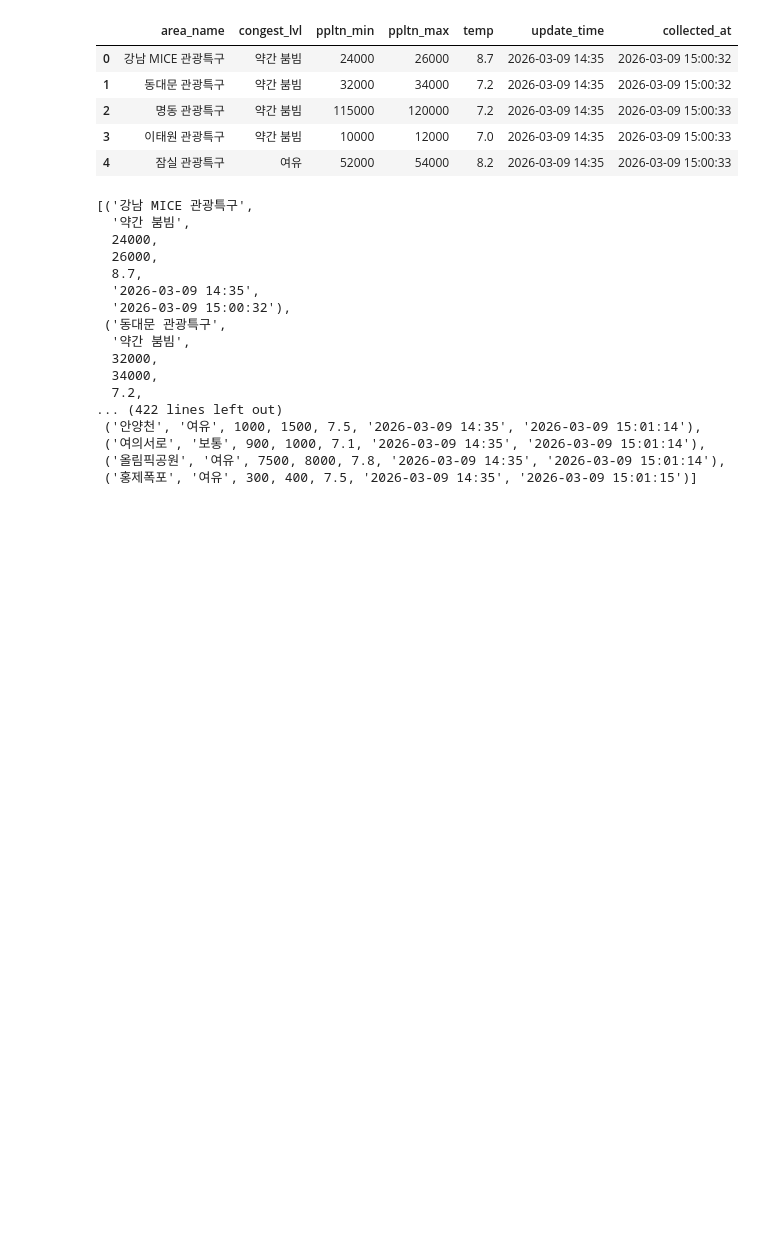
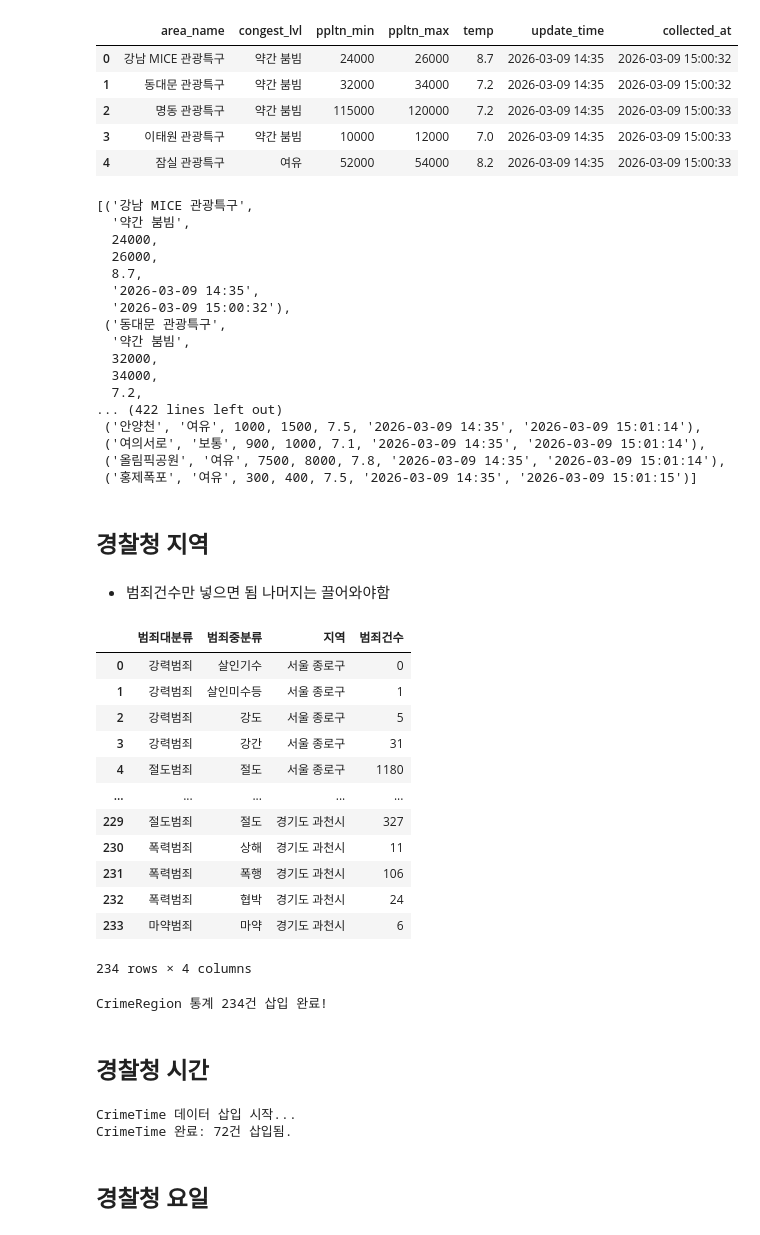
Before and after one commit to jiyang-lee/project_1_crime_stats_final, a Jupyter notebook: 3_orm/1_basic_orm.ipynb, the cells around one changed output. Cells and saved outputs as stored; diff of their text form; code cells hidden in the pictures; blank space fills up the shorter version.

```diff
--- a/3_orm/1_basic_orm.ipynb
+++ b/3_orm/1_basic_orm.ipynb
@@ -238,3 +238,79 @@ for seoul in insert_seoul_live:
     new_seoul = HotspotAPI(area_name=seoul[0], congest_lvl=seoul[1], ppltn_min=seoul[2], ppltn_max=seoul[3], temp=seoul[4], update_time=seoul[5], collected_at=seoul[6])
     session.add(new_seoul)
 session.commit()
+# %% [markdown]
+## 경찰청 지역
+# %% [markdown]
+- 범죄건수만 넣으면 됨 나머지는 끌어와야함
+# %%
+df_crime_category
+# %% [output]
+|  | 범죄대분류 | 범죄중분류 | 지역 | 범죄건수 |
+| 0 | 강력범죄 | 살인기수 | 서울 종로구 | 0 |
+| 1 | 강력범죄 | 살인미수등 | 서울 종로구 | 1 |
+| 2 | 강력범죄 | 강도 | 서울 종로구 | 5 |
+| 3 | 강력범죄 | 강간 | 서울 종로구 | 31 |
+| 4 | 절도범죄 | 절도 | 서울 종로구 | 1180 |
+| ... | ... | ... | ... | ... |
+| 229 | 절도범죄 | 절도 | 경기도 과천시 | 327 |
+| 230 | 폭력범죄 | 상해 | 경기도 과천시 | 11 |
+| 231 | 폭력범죄 | 폭행 | 경기도 과천시 | 106 |
+| 232 | 폭력범죄 | 협박 | 경기도 과천시 | 24 |
+| 233 | 마약범죄 | 마약 | 경기도 과천시 | 6 |
+234 rows × 4 columns
+# %%
+def insert_crime_region_stats():
+    # 1. 마스터 ID 맵들 가져오기
+    region_map = pd.read_sql("SELECT id as region_id, region_name FROM region_master", engine)
+    category_map = pd.read_sql("SELECT id as category_id, sub_cat FROM crime_category", engine)
+
+    # 2. 지역별 범죄 데이터 로드 (police_region_fix.csv)
+    df_crime = pd.read_csv('../data/police_region_fix.csv')
+
+    # 3. 지역명으로 region_id 합치기
+    # csv의 '지역' 컬럼과 마스터의 'region_name'을 매칭
+    df_mapped = pd.merge(df_crime, region_map, left_on='지역', right_on='region_name')
+
+    # 4. 범죄중분류명으로 category_id 합치기
+    # csv의 '범죄중분류' 컬럼과 마스터의 'sub_cat'을 매칭
+    df_final = pd.merge(df_mapped, category_map, left_on='범죄중분류', right_on='sub_cat')
+
+    # 5. 필요한 컬럼만 추출해서 DB로 쏘기
+    crime_region_to_db = df_final[['범죄건수', 'region_id', 'category_id']]
+    crime_region_to_db.columns = ['crime_count', 'region_id', 'category_id']
+
+    crime_region_to_db.to_sql('crime_region', con=engine, if_exists='append', index=False)
+    print(f"CrimeRegion 통계 {len(crime_region_to_db)}건 삽입 완료!")
+
+insert_crime_region_stats()
+# %% [output]
+CrimeRegion 통계 234건 삽입 완료!
+# %% [markdown]
+## 경찰청 시간
+# %%
+def insert_crime_time_stats():
+    print("CrimeTime 데이터 삽입 시작...")
+    # 1. 범죄 카테고리 ID 맵 가져오기
+    category_map = pd.read_sql("SELECT id as category_id, sub_cat FROM crime_category", engine)
+
+    # 2. 시간대별 범죄 데이터 로드
+    df_time = pd.read_csv('../data/police_time_fix.csv')
+
+    # 3. 범죄중분류명으로 category_id 합치기 (Join)
+    df_time_mapped = pd.merge(df_time, category_map, left_on='범죄중분류', right_on='sub_cat')
+
+    # 4. 테이블 구조에 맞게 정리
+    # 컬럼 매핑: 시간대2 -> time_range, 범죄건수 -> crime_count
+    time_to_db = df_time_mapped[['시간대2', '범죄건수', 'category_id']]
+    time_to_db.columns = ['time_range', 'crime_count', 'category_id']
+
+    # 5. DB 삽입
+    time_to_db.to_sql('crime_time', con=engine, if_exists='append', index=False)
+    print(f"CrimeTime 완료: {len(time_to_db)}건 삽입됨.")
+
+insert_crime_time_stats()
+# %% [output]
+CrimeTime 데이터 삽입 시작...
+CrimeTime 완료: 72건 삽입됨.
+# %% [markdown]
+## 경찰청 요일
```
Also changed, not shown: parts of 2 cells of this notebook, 1 other file.
